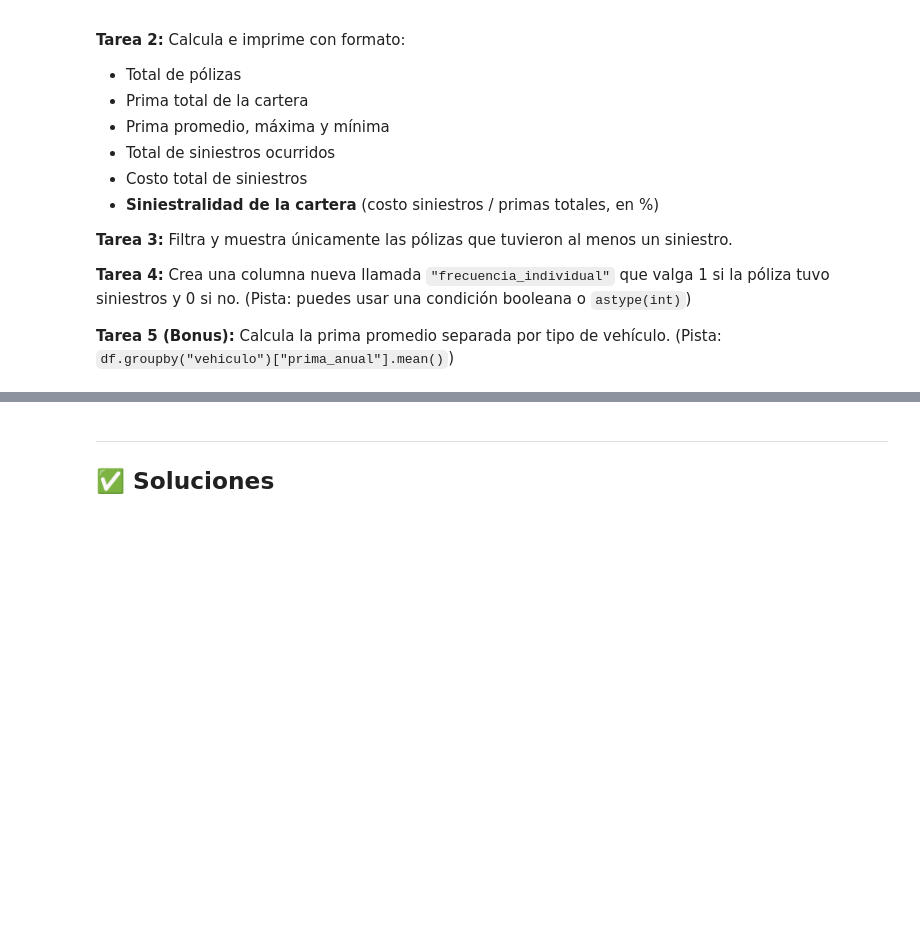
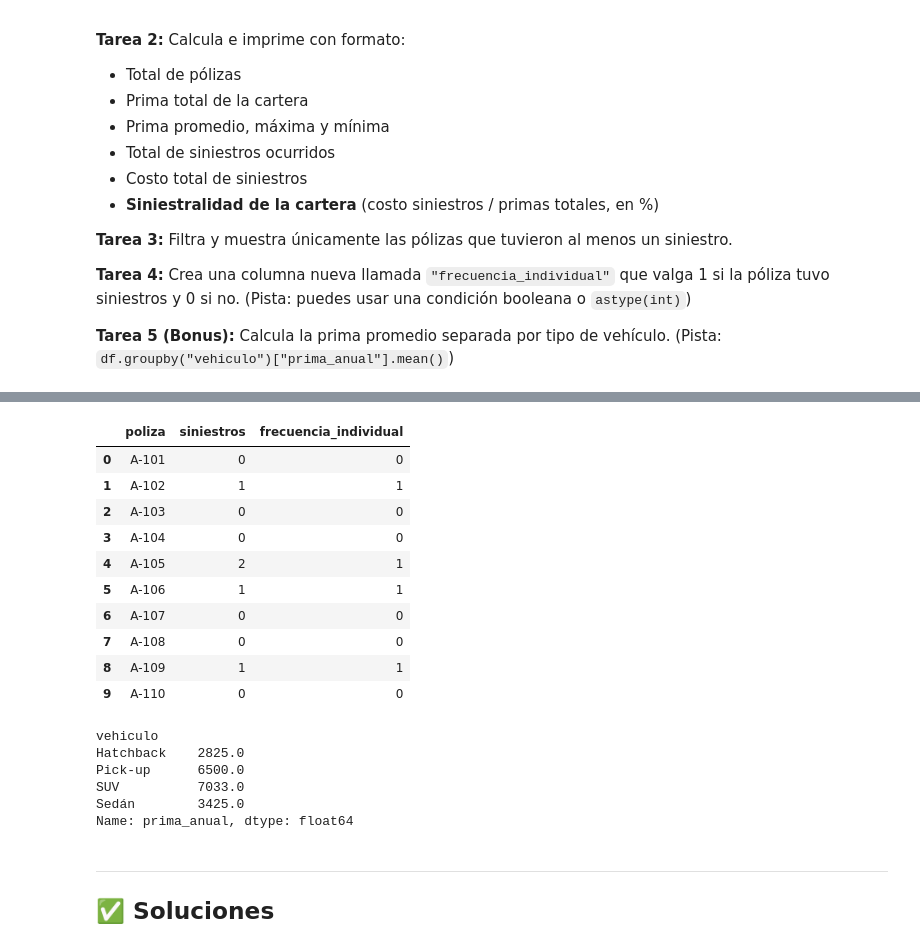
Before and after one commit to Mich3lx/diplomado-ml-victor-michel, a Jupyter notebook: Modulo_1/sesion_1/sesion1_M1_notebook.ipynb, the cells around one changed output, grey strips where cells are left out. Drawn from its saved outputs; the diff is of its cells as text; code cells hidden in the pictures; blank space fills up the shorter version.

```diff
--- a/Modulo_1/sesion_1/sesion1_M1_notebook.ipynb
+++ b/Modulo_1/sesion_1/sesion1_M1_notebook.ipynb
@@ -790,9 +838,33 @@ la póliza tuvo siniestros y 0 si no. (Pista: puedes usar una condición boolean
 # %%
 # ── Tarea 4: Columna frecuencia_individual ───────────────────────────────────
 # Escribe tu solución aquí
+
+df_autos["frecuencia_individual"] = (df_autos["siniestros"] > 0).astype(int)
+df_autos[["poliza", "siniestros", "frecuencia_individual"]]
+# %% [output]
+|  | poliza | siniestros | frecuencia_individual |
+| 0 | A-101 | 0 | 0 |
+| 1 | A-102 | 1 | 1 |
+| 2 | A-103 | 0 | 0 |
+| 3 | A-104 | 0 | 0 |
+| 4 | A-105 | 2 | 1 |
+| 5 | A-106 | 1 | 1 |
+| 6 | A-107 | 0 | 0 |
+| 7 | A-108 | 0 | 0 |
+| 8 | A-109 | 1 | 1 |
+| 9 | A-110 | 0 | 0 |
 # %%
 # ── Tarea 5 Bonus: Prima promedio por tipo de vehículo ──────────────────────
 # Escribe tu solución aquí
+
+df_autos.groupby("vehiculo")["prima_anual"].mean().round(0)
+# %% [output]
+vehiculo
+Hatchback    2825.0
+Pick-up      6500.0
+SUV          7033.0
+Sedán        3425.0
+Name: prima_anual, dtype: float64
 # %% [markdown]
 ---
 ## ✅ Soluciones
```
Also changed, not shown: parts of 3 cells of this notebook, 22 other files.
